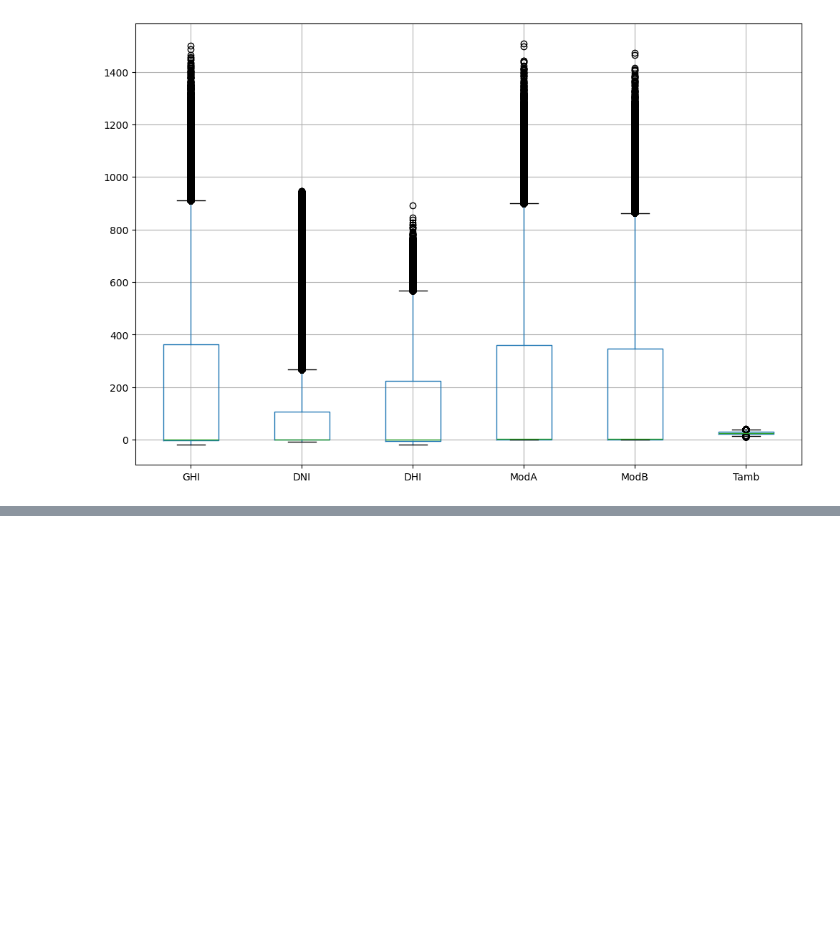
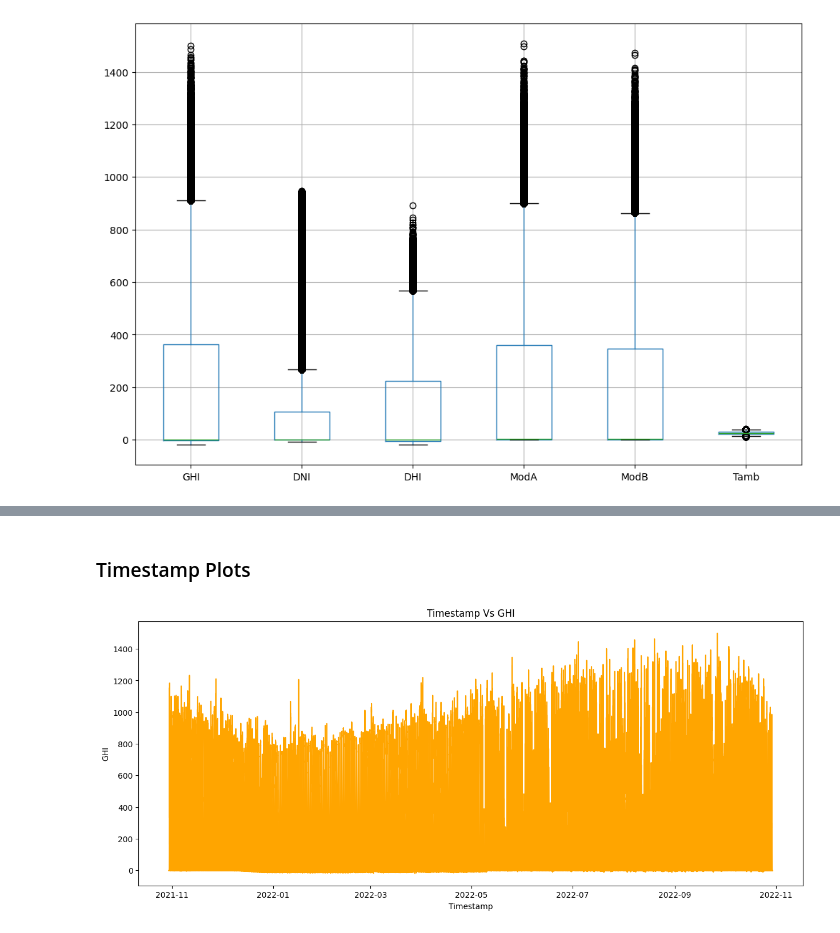
Before and after one commit to Kidist-c/solar-challenge-week1, a Jupyter notebook: notebooks/sierraleone-eda.ipynb, the cells around one changed output, grey strips where cells are left out. Saved outputs shown, nothing was run; the diff lists cells and outputs as text; code cells hidden in the pictures; blank space fills up the shorter version.

Commit message:
plotted time analysis graph

```diff
--- a/notebooks/sierraleone-eda.ipynb
+++ b/notebooks/sierraleone-eda.ipynb
@@ -130,0 +149,16 @@ sierra_cp.to_csv('../data/sierraleone-bumbuna-cleaned.csv',index=False)
+# %%
+# convert timestamp column to datetime
+sierra_cp["Timestamp"]=pd.to_datetime(sierra_cp.Timestamp)
+sierra_cp.set_index("Timestamp",inplace=True)
+# %% [markdown]
+### Timestamp Plots
+# %%
+# Timestamp Vs GHI plot
+plt.figure(figsize=(15,6))
+plt.plot(sierra_cp.index,sierra_cp["GHI"],color='orange')
+plt.title('Timestamp Vs GHI')
+plt.xlabel('Timestamp')
+plt.ylabel('GHI')
+plt.show()
+# %% [output]
+[figure, added]
```
Also changed, not shown: parts of 5 cells of this notebook.
